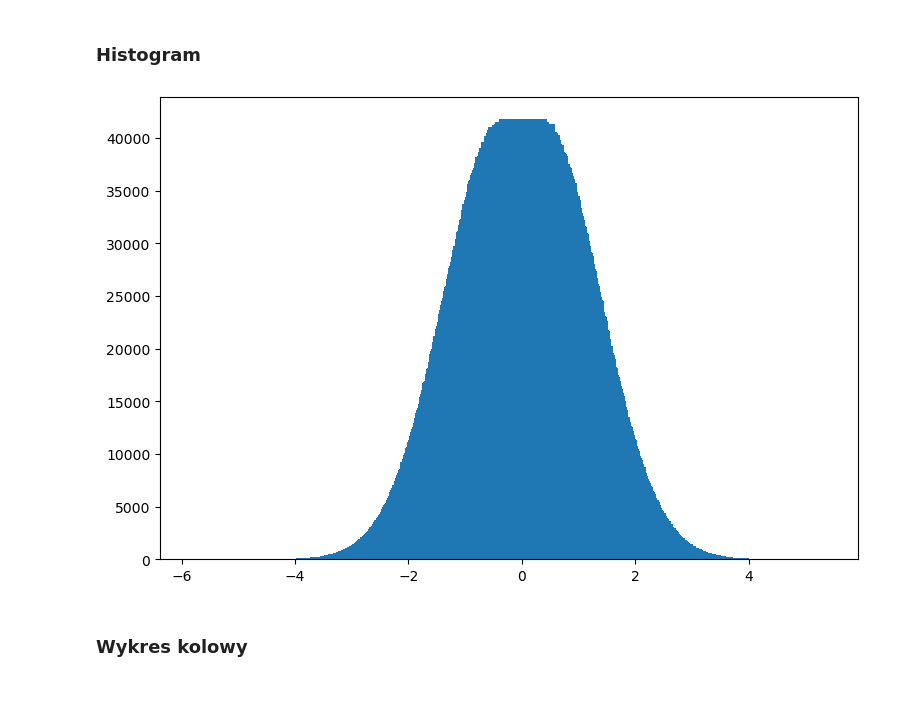
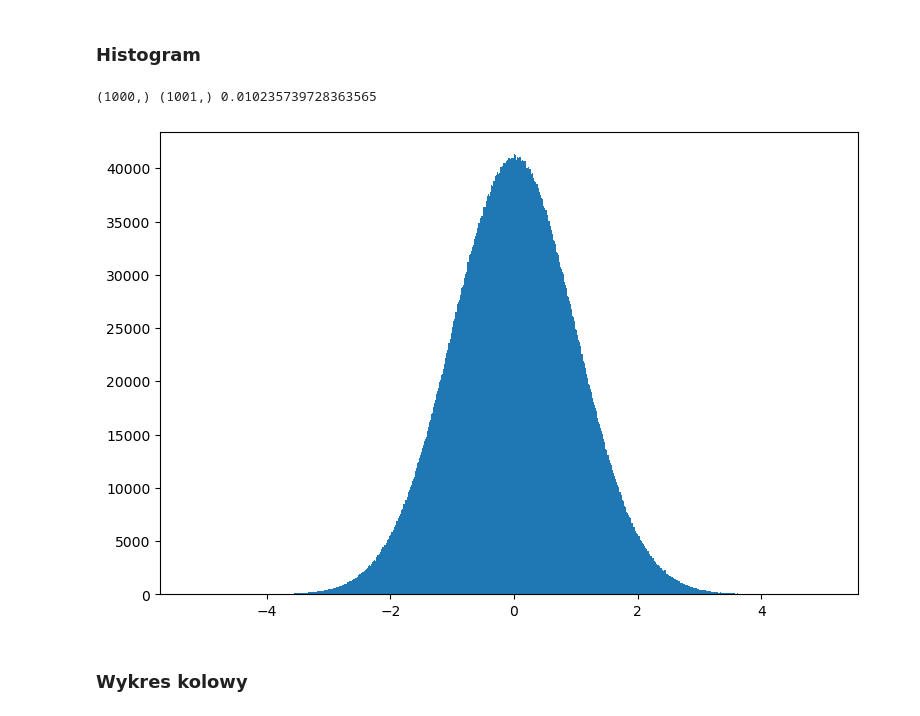
Before and after one commit to andrzej-buchowicz/PRM1T-24Z, a Jupyter notebook: 13-matplotlib.ipynb, the cells around one changed output. Drawn from its saved outputs; the diff is of its cells as text; code cells hidden in the pictures.

```diff
--- a/13-matplotlib.ipynb
+++ b/13-matplotlib.ipynb
@@ -1232,12 +1232,13 @@ ax.set_xticks(range(len(labels)), labels);
 # %%
 data = np.random.randn(10_000_000)
 
 _, ax = plt.subplots(figsize=(9, 6))
 hist, bins_edges = np.histogram(data, bins=1_000)
-# print(hist.shape, bins_edges.shape, (bins_edges[-1] - bins_edges[0]) / bins_edges.shape[0])
-ax.bar(bins_edges[1:], hist);   # , width=0.02);
+print(hist.shape, bins_edges.shape, (bins_edges[-1] - bins_edges[0]) / bins_edges.shape[0])
+ax.bar(bins_edges[1:], hist, width=0.02);
 # %% [output]
+(1000,) (1001,) 0.010235739728363565
-[figure, old version]
+[figure, new version]
 # %% [markdown]
 ### Wykres kolowy
 # %%
```
Also changed, not shown: parts of 12 cells of this notebook, 1 other file.
